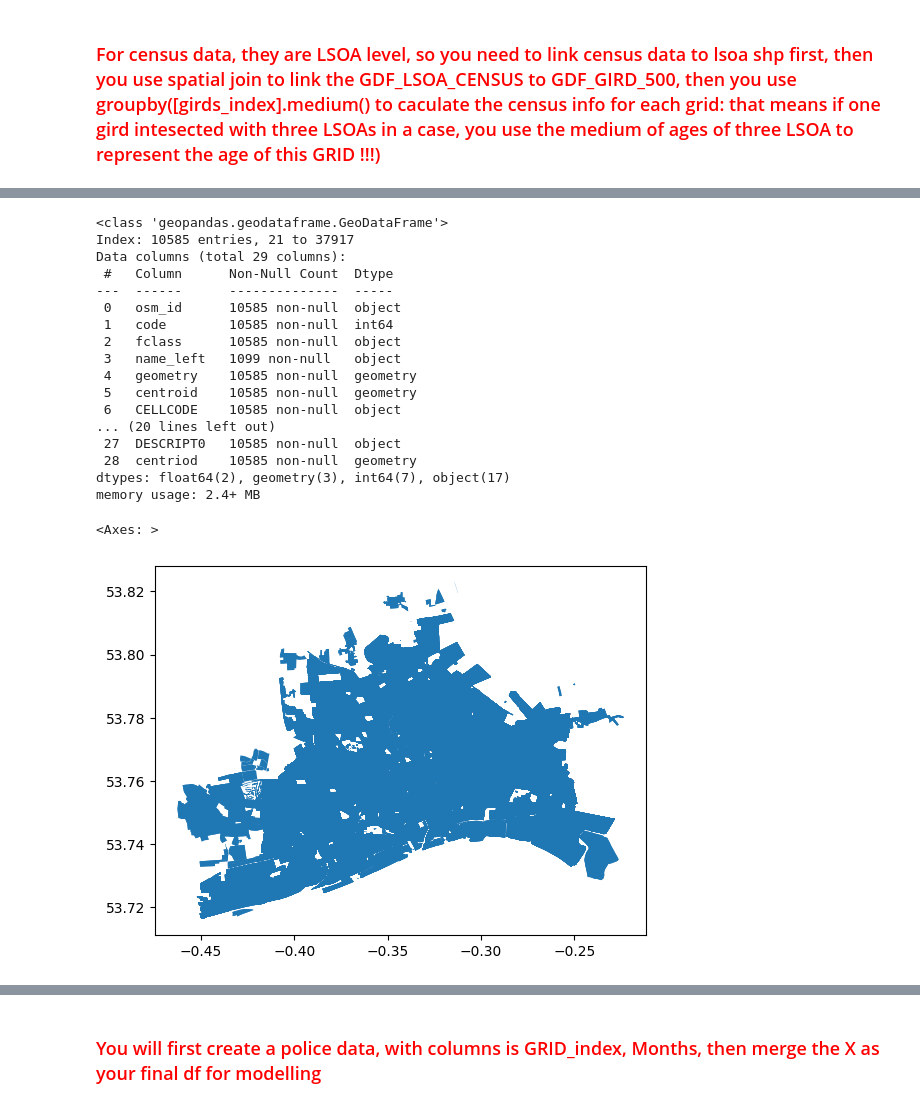
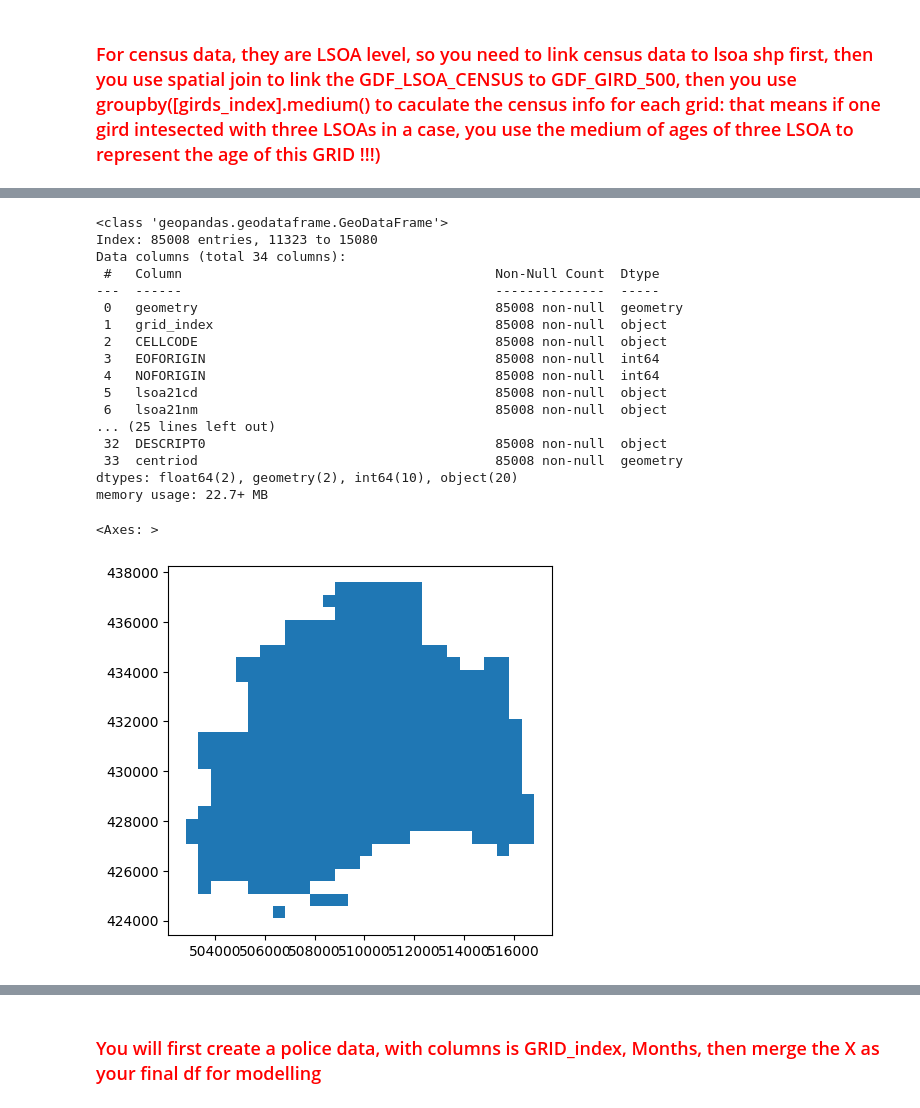
Before and after one commit to Demmynile/crime-prediction, a Jupyter notebook: Crime-Prediction.ipynb, the cells around one changed output, grey strips where cells are left out. Cells and saved outputs as stored; diff of their text form; code cells hidden in the pictures.

```diff
--- a/Crime-Prediction.ipynb
+++ b/Crime-Prediction.ipynb
@@ -1417,0 +1405,3 @@ census_df
+# %%
+census_df = census_data[census_data['Lower layer Super Output Areas'].str.contains('Hull')]
+census_df
@@ -1472,0 +1492,6 @@ digimap_data_hull_df.plot()
+# %%
+# Merge LSOA shapefile with census data
+GDF_LSOA_CENSUS = merge_census_with_lsoa(census_df, hull_grid_all)
+
+# Display the result (optional)
+GDF_LSOA_CENSUS
@@ -1472,0 +1514,12 @@ digimap_data_hull_df.plot()
+# %%
+# putting them in the same crs
+GDF_GRID_500 = GDF_GRID_500.to_crs(epsg=27700)
+GDF_LSOA_CENSUS = GDF_LSOA_CENSUS.to_crs(epsg=27700)
+
+# Join the two geodataframe together
+GDF_LSOA_CENSUS_500 = gpd.sjoin(GDF_GRID_500, GDF_LSOA_CENSUS, how="inner", op="intersects")
+
+# Drop the extra columns added by the spatial join
+GDF_LSOA_CENSUS_500 = GDF_LSOA_CENSUS_500.drop(columns=['index_right'])
+
+GDF_LSOA_CENSUS_500
@@ -1477,23 +1577,14 @@ digimap_data_hull_df.plot()
 # %%
-# Writing a code that would measure all
+# Writing a code that would merge independent variable data together
 
-target_crs = 'EPSG:4326'
-
-hull_grid_all = hull_grid_all.to_crs(target_crs)
-digimap_data_hull_df = digimap_data_hull_df.to_crs(target_crs)
-osm_df = osm_df.to_crs(target_crs)
+digimap_data_hull_df = digimap_data_hull_df.to_crs(epsg=27700)
+GDF_LSOA_CENSUS_500 = GDF_LSOA_CENSUS_500.to_crs(epsg=27700)
 
 # Join digimap data and  boundary data
-digi_grid_data = gpd.sjoin(hull_grid_all, digimap_data_hull_df, how="inner", op="intersects")
+x_data = gpd.sjoin(GDF_LSOA_CENSUS_500 , digimap_data_hull_df, how="inner", op="intersects")
 
 # Drop the extra columns added by the spatial join
-digi_grid_data = digi_grid_data.drop(columns=['index_right'])
+x_data = x_data.drop(columns=['index_right'])
 
-# Join the result with osm data
-digi_grid_osm = gpd.sjoin(osm_df, digi_grid_data, how="inner", op="intersects")
-
-# Drop the extra columns added by the spatial join
-digi_grid_osm = digi_grid_osm.drop(columns=['index_right'])
-
-digi_grid_osm
+x_data
 # %% [output]
@@ -1513,25 +1604,25 @@ digi_grid_osm
 # %%
-digi_grid_osm.info()
+x_data.info()
 # %% [output]
 <class 'geopandas.geodataframe.GeoDataFrame'>
-Index: 10585 entries, 21 to 37917
-Data columns (total 29 columns):
- #   Column      Non-Null Count  Dtype
----  ------      --------------  -----
- 0   osm_id      10585 non-null  object
- 1   code        10585 non-null  int64
- 2   fclass      10585 non-null  object
- 3   name_left   1099 non-null   object
- 4   geometry    10585 non-null  geometry
- 5   centroid    10585 non-null  geometry
- 6   CELLCODE    10585 non-null  object
-... (20 lines left out)
- 27  DESCRIPT0   10585 non-null  object
- 28  centriod    10585 non-null  geometry
-dtypes: float64(2), geometry(3), int64(7), object(17)
-memory usage: 2.4+ MB
+Index: 85008 entries, 11323 to 15080
+Data columns (total 34 columns):
+ #   Column                                        Non-Null Count  Dtype
+---  ------                                        --------------  -----
+ 0   geometry                                      85008 non-null  geometry
+ 1   grid_index                                    85008 non-null  object
+ 2   CELLCODE                                      85008 non-null  object
+ 3   EOFORIGIN                                     85008 non-null  int64
+ 4   NOFORIGIN                                     85008 non-null  int64
+ 5   lsoa21cd                                      85008 non-null  object
+ 6   lsoa21nm                                      85008 non-null  object
+... (25 lines left out)
+ 32  DESCRIPT0                                     85008 non-null  object
+ 33  centriod                                      85008 non-null  geometry
+dtypes: float64(2), geometry(2), int64(10), object(20)
+memory usage: 22.7+ MB
 # %%
-digi_grid_osm.plot()
+x_data.plot()
 # %% [output]
 <Axes: >
-[figure, old version]
+[figure, new version]
```
Also changed, not shown: parts of 69 cells of this notebook, 2 other files.
